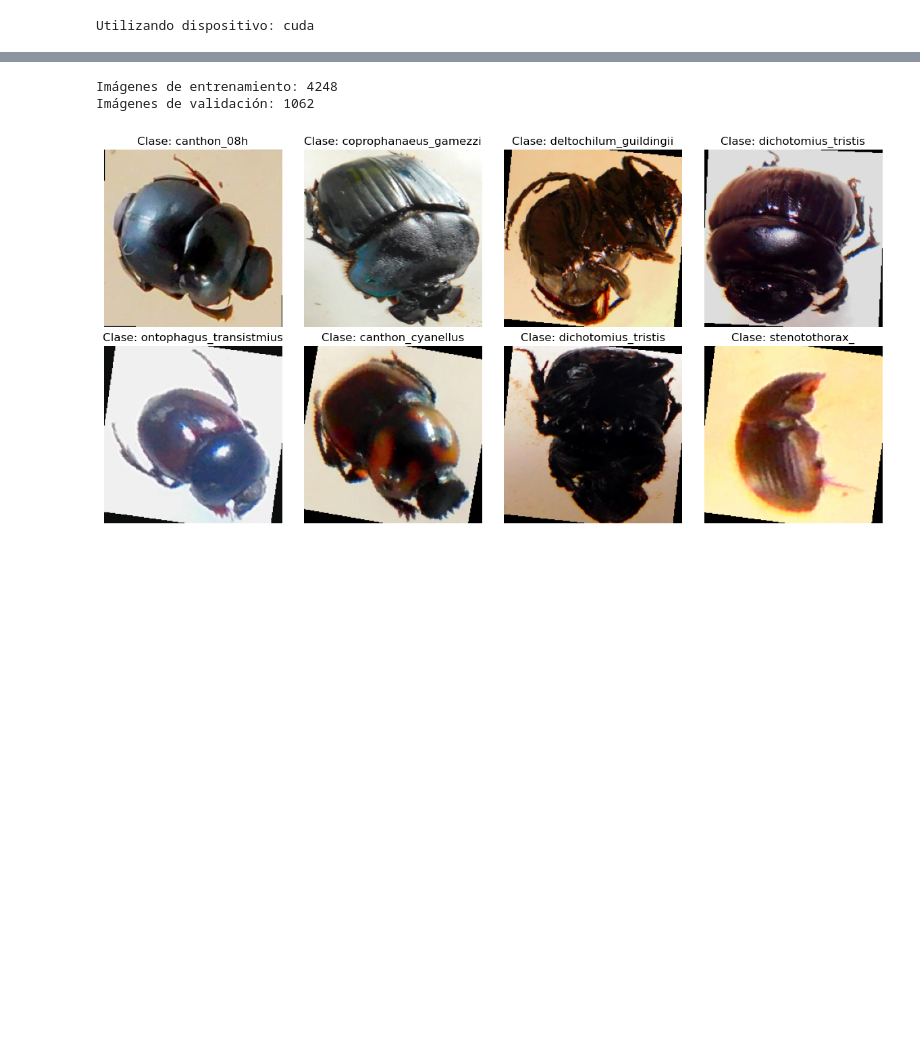
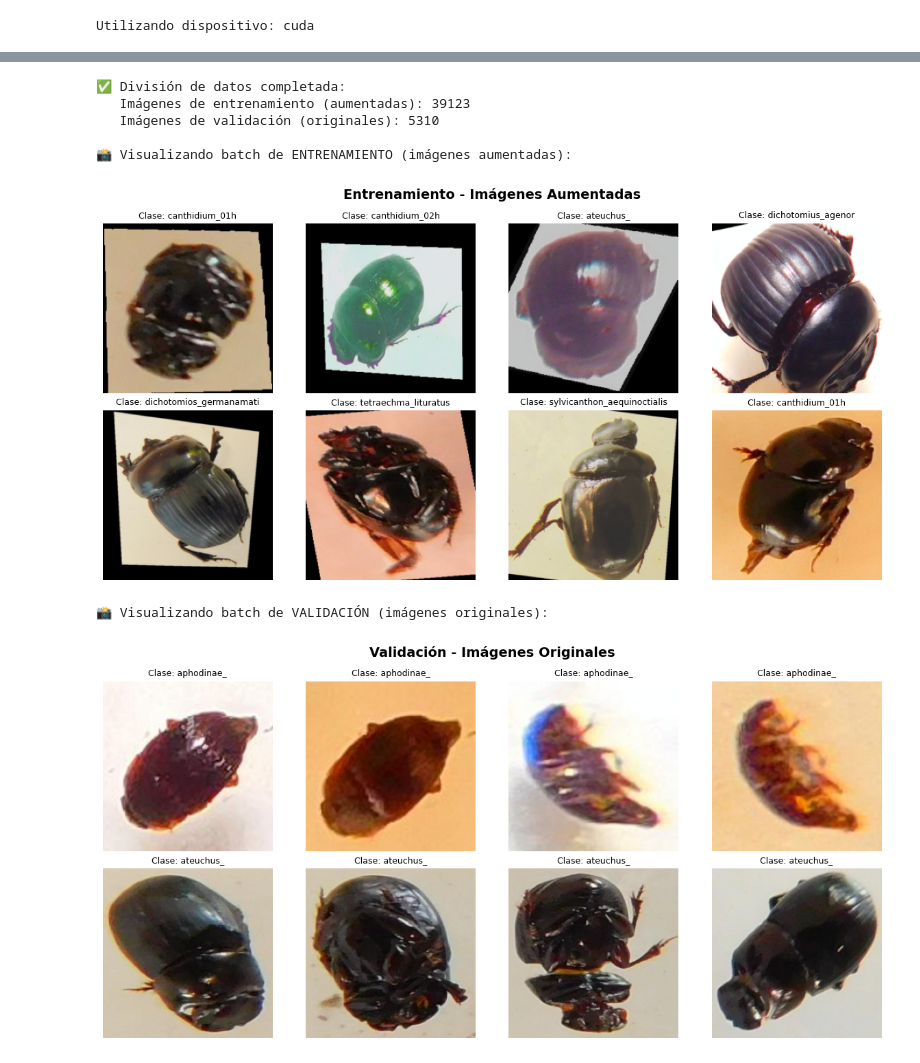
Before and after one commit to acperaltaf/beetles-classification, a Jupyter notebook: RestNet.ipynb, the cells around one changed output, grey strips where cells are left out. Saved outputs shown, nothing was run; the diff lists cells and outputs as text; code cells hidden in the pictures; blank space fills up the shorter version.

```diff
--- a/RestNet.ipynb
+++ b/RestNet.ipynb
@@ -166,12 +199,11 @@ Total de imágenes: 5310
 # %%
-# Dividir los datos en conjuntos de entrenamiento y validación
-# Usaremos una división estratificada para mantener la proporción de clases
-train_paths, val_paths, train_labels, val_labels = train_test_split(
-    image_paths, labels, test_size=0.2, random_state=seed, stratify=labels
-)
+# Los datos ya están divididos:
+# - Entrenamiento: imágenes aumentadas de 'cropped_beetles/images_augmented'
+# - Validación: imágenes originales de 'cropped_beetles/images'
 
-print(f"Imágenes de entrenamiento: {len(train_paths)}")
-print(f"Imágenes de validación: {len(val_paths)}")
+print(f"✅ División de datos completada:")
+print(f"   Imágenes de entrenamiento (aumentadas): {len(train_paths)}")
+print(f"   Imágenes de validación (originales): {len(val_paths)}")
 
 # Calcular pesos para manejar el desbalance de clases
 class_counts = np.bincount(train_labels)
@@ -197,39 +229,49 @@ train_loader = DataLoader(
     num_workers=0,
     pin_memory=True if torch.cuda.is_available() else False
 )
 
 val_loader = DataLoader(
     val_dataset,
     batch_size=64,
     shuffle=False,
     num_workers=0,
     pin_memory=True if torch.cuda.is_available() else False
 )
 
 # Visualizar algunas imágenes de entrenamiento para verificar
-def show_batch(data_loader):
+def show_batch(data_loader, title="Batch de imágenes"):
     for images, labels in data_loader:
         fig, axes = plt.subplots(nrows=2, ncols=4, figsize=(12, 6))
         axes = axes.flatten()
 
         for i, (img, lbl) in enumerate(zip(images[:8], labels[:8])):
             img = img.permute(1, 2, 0).numpy()
             img = (img * [0.229, 0.224, 0.225]) + [0.485, 0.456, 0.406]
             img = np.clip(img, 0, 1)
 
             axes[i].imshow(img)
-            axes[i].set_title(f'Clase: {class_names[lbl]}')
+            axes[i].set_title(f'Clase: {class_names[lbl]}', fontsize=9)
             axes[i].axis('off')
 
+        plt.suptitle(title, fontsize=14, fontweight='bold')
         plt.tight_layout()
         plt.show()
         break
 
-show_batch(train_loader)
+print("\n📸 Visualizando batch de ENTRENAMIENTO (imágenes aumentadas):")
+show_batch(train_loader, "Entrenamiento - Imágenes Aumentadas")
+
+print("\n📸 Visualizando batch de VALIDACIÓN (imágenes originales):")
+show_batch(val_loader, "Validación - Imágenes Originales")
 # %% [output]
-Imágenes de entrenamiento: 4248
-Imágenes de validación: 1062
+✅ División de datos completada:
+   Imágenes de entrenamiento (aumentadas): 39123
+   Imágenes de validación (originales): 5310
+
+📸 Visualizando batch de ENTRENAMIENTO (imágenes aumentadas):
-[figure, old version]
+[figure, new version]
+📸 Visualizando batch de VALIDACIÓN (imágenes originales):
+[figure, added]
 # %%
 # Crear el modelo ResNet50 preentrenado y modificar la capa final
 def create_model(num_classes):
```
Also changed, not shown: parts of 9 cells of this notebook, 8 other files.
